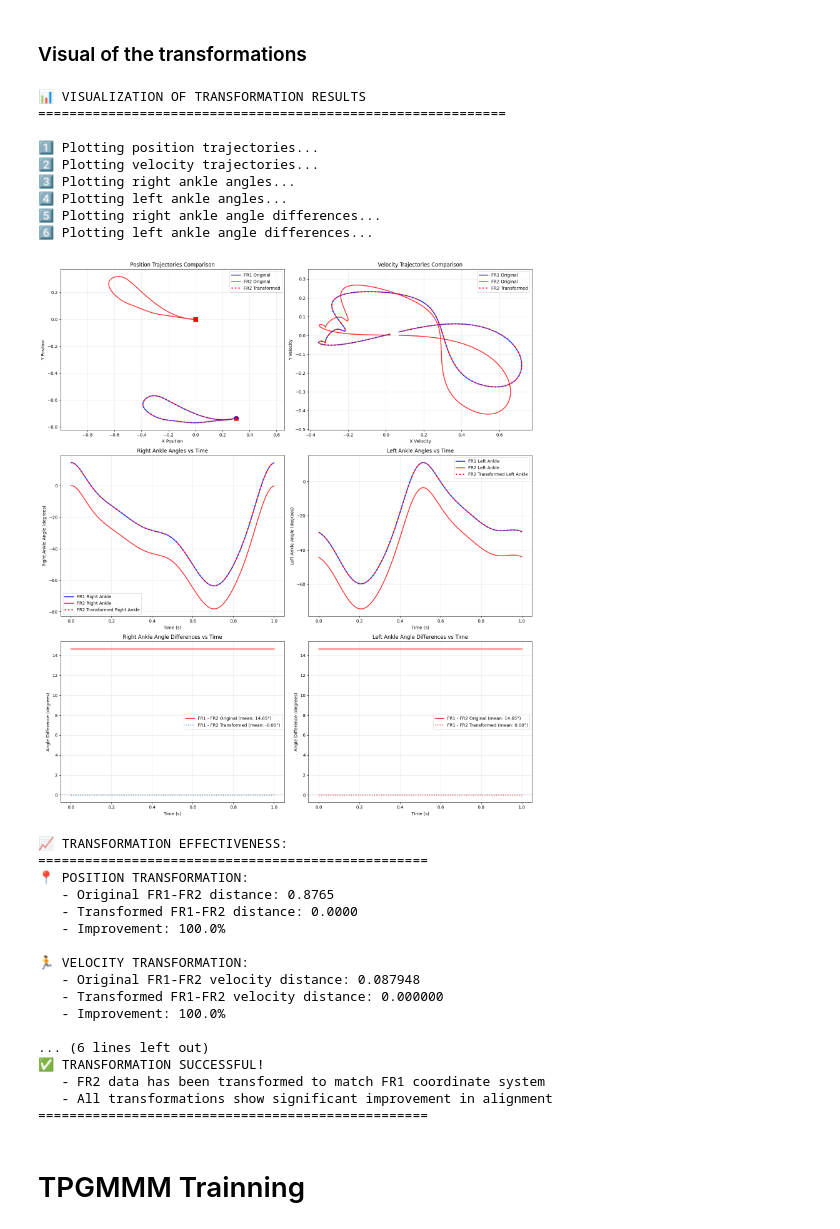
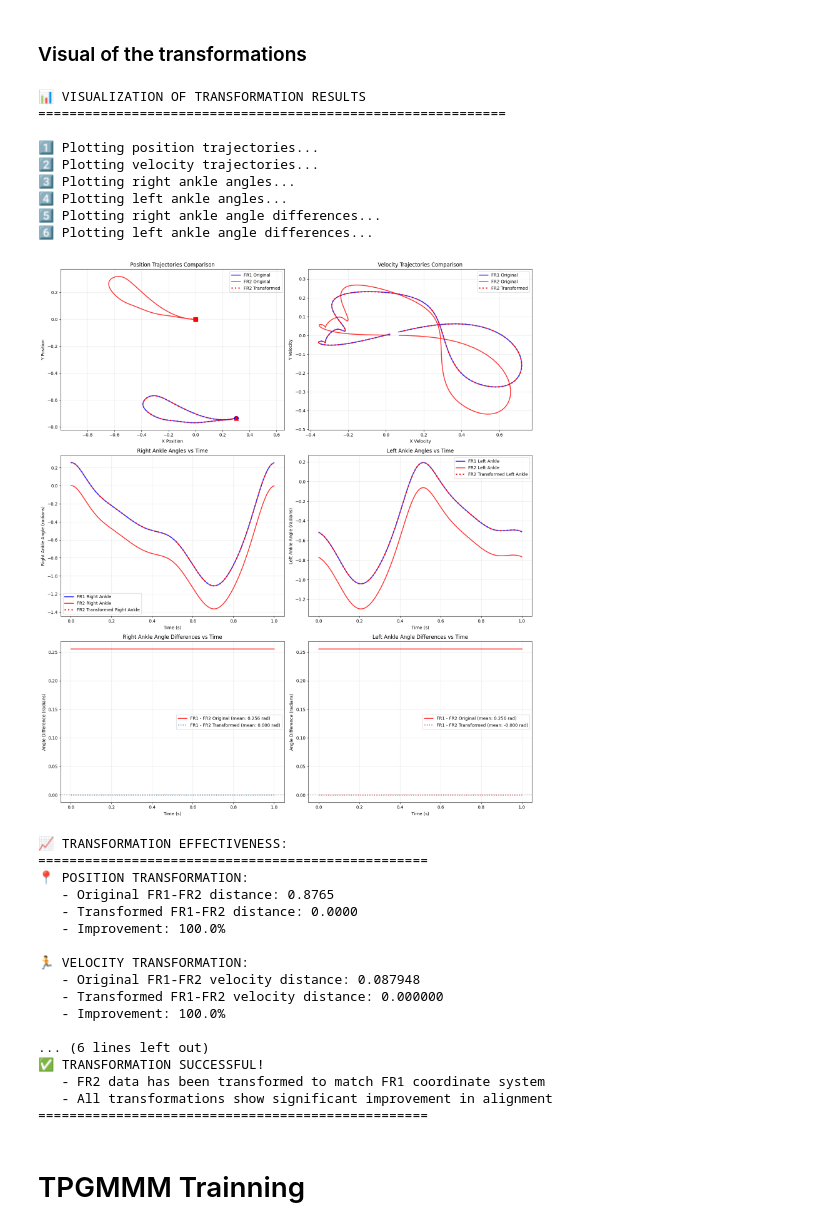
Before and after one commit to cocorock/Gait-analysis-coupled, a Jupyter notebook: TaskPaGMMM/examples/gait_example_modifiedV2.ipynb, the cells around one changed output. Drawn from its saved outputs; the diff is of its cells as text; code cells hidden in the pictures.

```diff
--- a/TaskPaGMMM/examples/gait_example_modifiedV2.ipynb
+++ b/TaskPaGMMM/examples/gait_example_modifiedV2.ipynb
@@ -39,25 +41,27 @@ for demo_fr1, demo_fr2 in zip(fr1_data, fr2_data):
     # For FR1: right ankle position, velocity, and angle data with time
     pos_fr1 = np.array(demo_fr1['right_ankle_pos']).T  # Shape: (200, 2)
     vel_fr1 = np.array(demo_fr1['right_ankle_vel']).T  # Shape: (200, 2)
-    ankle_right_deg_fr1 = np.array(demo_fr1['ankle_right_deg']).reshape(-1, 1)  # Shape: (200, 1)
-    ankle_left_deg_fr1 = np.array(demo_fr1['ankle_left_deg']).reshape(-1, 1)   # Shape: (200, 1)
+    # Convert ankle angles from degrees to radians at the source
+    ankle_right_rad_fr1 = np.deg2rad(np.array(demo_fr1['ankle_right_deg'])).reshape(-1, 1)  # Shape: (200, 1)
+    ankle_left_rad_fr1 = np.deg2rad(np.array(demo_fr1['ankle_left_deg'])).reshape(-1, 1)   # Shape: (200, 1)
 
     # Create time vector for this demonstration
     num_steps = pos_fr1.shape[0]
     time_demo = np.linspace(0, 1, num_steps).reshape(-1, 1)
 
-    # Stack features: [x_pos, y_pos, x_vel, y_vel, ankle_right_deg, ankle_left_deg, time]
-    traj1 = np.hstack([pos_fr1, vel_fr1, ankle_right_deg_fr1, ankle_left_deg_fr1, time_demo])
+    # Stack features: [x_pos, y_pos, x_vel, y_vel, ankle_right_rad, ankle_left_rad, time]
+    traj1 = np.hstack([pos_fr1, vel_fr1, ankle_right_rad_fr1, ankle_left_rad_fr1, time_demo])
     trajectories_fr1.append(traj1)
 
     # For FR2: right ankle position, velocity, and angle data with time
     pos_fr2 = np.array(demo_fr2['right_ankle_pos']).T  # Shape: (200, 2)
     vel_fr2 = np.array(demo_fr2['right_ankle_vel']).T  # Shape: (200, 2)
-    ankle_right_deg_fr2 = np.array(demo_fr2['ankle_right_deg']).reshape(-1, 1)  # Shape: (200, 1)
-    ankle_left_deg_fr2 = np.array(demo_fr2['ankle_left_deg']).reshape(-1, 1)   # Shape: (200, 1)
+    # Convert ankle angles from degrees to radians at the source
+    ankle_right_rad_fr2 = np.deg2rad(np.array(demo_fr2['ankle_right_deg'])).reshape(-1, 1)  # Shape: (200, 1)
+    ankle_left_rad_fr2 = np.deg2rad(np.array(demo_fr2['ankle_left_deg'])).reshape(-1, 1)   # Shape: (200, 1)
 
-    # Stack features: [x_pos, y_pos, x_vel, y_vel, ankle_right_deg, ankle_left_deg, time]
-    traj2 = np.hstack([pos_fr2, vel_fr2, ankle_right_deg_fr2, ankle_left_deg_fr2, time_demo])
+    # Stack features: [x_pos, y_pos, x_vel, y_vel, ankle_right_rad, ankle_left_rad, time]
+    traj2 = np.hstack([pos_fr2, vel_fr2, ankle_right_rad_fr2, ankle_left_rad_fr2, time_demo])
     trajectories_fr2.append(traj2)
 
 # Convert lists to numpy arrays
@@ -67,7 +71,7 @@ trajectories_fr2 = np.array(trajectories_fr2)
 print(f"Trajectories FR1 shape: {trajectories_fr1.shape}")
 print(f"Trajectories FR2 shape: {trajectories_fr2.shape}")
 print(f"Number of demonstrations: {len(trajectories_fr1)}")
-print(f"Features: [x_pos, y_pos, x_vel, y_vel, ankle_right_deg, ankle_left_deg, time]")
+print(f"Features: [x_pos, y_pos, x_vel, y_vel, ankle_right_rad, ankle_left_rad, time]")
 # %% [output]
 Trajectories FR1 shape: (11, 200, 7)
 Trajectories FR2 shape: (11, 200, 7)
@@ -508,7 +512,7 @@ axes[1, 0].plot(time_vec, fr2_transformed_data['ankle_right'], 'r:', linewidth=3
                 label='FR2 Transformed Right Ankle', alpha=0.9)
 axes[1, 0].set_title('Right Ankle Angles vs Time')
 axes[1, 0].set_xlabel('Time (s)')
-axes[1, 0].set_ylabel('Right Ankle Angle (degrees)')
+axes[1, 0].set_ylabel('Right Ankle Angle (radians)')
 axes[1, 0].legend()
 axes[1, 0].grid(True, alpha=0.3)
 
@@ -520,7 +524,7 @@ axes[1, 1].plot(time_vec, fr2_transformed_data['ankle_left'], 'r:', linewidth=3,
                 label='FR2 Transformed Left Ankle', alpha=0.9)
 axes[1, 1].set_title('Left Ankle Angles vs Time')
 axes[1, 1].set_xlabel('Time (s)')
-axes[1, 1].set_ylabel('Left Ankle Angle (degrees)')
+axes[1, 1].set_ylabel('Left Ankle Angle (radians)')
 axes[1, 1].legend()
 axes[1, 1].grid(True, alpha=0.3)
 
@@ -530,13 +534,13 @@ right_ankle_diff_original = ankle_right_fr1 - ankle_right_fr2
 right_ankle_diff_transformed = ankle_right_fr1 - fr2_transformed_data['ankle_right']
 
 axes[2, 0].plot(time_vec, right_ankle_diff_original, 'r-', linewidth=2,
-                label=f'FR1 - FR2 Original (mean: {np.mean(right_ankle_diff_original):.2f}°)', alpha=0.8)
+                label=f'FR1 - FR2 Original (mean: {np.mean(right_ankle_diff_original):.3f} rad)', alpha=0.8)
 axes[2, 0].plot(time_vec, right_ankle_diff_transformed, ':', linewidth=2,
-                label=f'FR1 - FR2 Transformed (mean: {np.mean(right_ankle_diff_transformed):.2f}°)', alpha=0.9)
+                label=f'FR1 - FR2 Transformed (mean: {np.mean(right_ankle_diff_transformed):.3f} rad)', alpha=0.9)
 axes[2, 0].axhline(y=0, color='black', linestyle=':', alpha=0.5)
 axes[2, 0].set_title('Right Ankle Angle Differences vs Time')
 axes[2, 0].set_xlabel('Time (s)')
-axes[2, 0].set_ylabel('Angle Difference (degrees)')
+axes[2, 0].set_ylabel('Angle Difference (radians)')
 axes[2, 0].legend()
 axes[2, 0].grid(True, alpha=0.3)
 
@@ -546,13 +550,13 @@ left_ankle_diff_original = ankle_left_fr1 - ankle_left_fr2
 left_ankle_diff_transformed = ankle_left_fr1 - fr2_transformed_data['ankle_left']
 
 axes[2, 1].plot(time_vec, left_ankle_diff_original, 'r-', linewidth=2,
-                label=f'FR1 - FR2 Original (mean: {np.mean(left_ankle_diff_original):.2f}°)', alpha=0.8)
+                label=f'FR1 - FR2 Original (mean: {np.mean(left_ankle_diff_original):.3f} rad)', alpha=0.8)
 axes[2, 1].plot(time_vec, left_ankle_diff_transformed, 'r:', linewidth=2,
-                label=f'FR1 - FR2 Transformed (mean: {np.mean(left_ankle_diff_transformed):.2f}°)', alpha=0.9)
+                label=f'FR1 - FR2 Transformed (mean: {np.mean(left_ankle_diff_transformed):.3f} rad)', alpha=0.9)
 axes[2, 1].axhline(y=0, color='black', linestyle=':', alpha=0.5)
 axes[2, 1].set_title('Left Ankle Angle Differences vs Time')
 axes[2, 1].set_xlabel('Time (s)')
-axes[2, 1].set_ylabel('Angle Difference (degrees)')
+axes[2, 1].set_ylabel('Angle Difference (radians)')
 axes[2, 1].legend()
 axes[2, 1].grid(True, alpha=0.3)
 
@@ -561,38 +565,38 @@ plt.show()
 
 # SUMMARY STATISTICS
 print("\n📈 TRANSFORMATION EFFECTIVENESS:")
 print("="*50)
 print(f"📍 POSITION TRANSFORMATION:")
 print(f"   - Original FR1-FR2 distance: {np.mean(np.linalg.norm(pos_fr1 - pos_fr2, axis=1)):.4f}")
 print(f"   - Transformed FR1-FR2 distance: {np.mean(np.linalg.norm(pos_fr1 - fr2_transformed_data['positions'], axis=1)):.4f}")
 print(f"   - Improvement: {(1 - np.mean(np.linalg.norm(pos_fr1 - fr2_transformed_data['positions'], axis=1))/np.mean(np.linalg.norm(pos_fr1 - pos_fr2, axis=1)))*100:.1f}%")
 
 print(f"\n🏃 VELOCITY TRANSFORMATION:")
 print(f"   - Original FR1-FR2 velocity distance: {np.mean(np.linalg.norm(vel_fr1 - vel_fr2, axis=1)):.6f}")
 print(f"   - Transformed FR1-FR2 velocity distance: {np.mean(np.linalg.norm(vel_fr1 - fr2_transformed_data['velocities'], axis=1)):.6f}")
 print(f"   - Improvement: {(1 - np.mean(np.linalg.norm(vel_fr1 - fr2_transformed_data['velocities'], axis=1))/np.mean(np.linalg.norm(vel_fr1 - vel_fr2, axis=1)))*100:.1f}%")
 
 print(f"\n🦵 ANKLE ANGLE TRANSFORMATION:")
-print(f"   - Original right ankle difference: {np.mean(np.abs(ankle_right_fr1 - ankle_right_fr2)):.4f}°")
-print(f"   - Transformed right ankle difference: {np.mean(np.abs(ankle_right_fr1 - fr2_transformed_data['ankle_right'])):.4f}°")
-print(f"   - Original left ankle difference: {np.mean(np.abs(ankle_left_fr1 - ankle_left_fr2)):.4f}°")
-print(f"   - Transformed left ankle difference: {np.mean(np.abs(ankle_left_fr1 - fr2_transformed_data['ankle_left'])):.4f}°")
+print(f"   - Original right ankle difference: {np.mean(np.abs(ankle_right_fr1 - ankle_right_fr2)):.4f} rad")
+print(f"   - Transformed right ankle difference: {np.mean(np.abs(ankle_right_fr1 - fr2_transformed_data['ankle_right'])):.4f} rad")
+print(f"   - Original left ankle difference: {np.mean(np.abs(ankle_left_fr1 - ankle_left_fr2)):.4f} rad")
+print(f"   - Transformed left ankle difference: {np.mean(np.abs(ankle_left_fr1 - fr2_transformed_data['ankle_left'])):.4f} rad")
 
 print(f"\n✅ TRANSFORMATION SUCCESSFUL!")
 print(f"   - FR2 data has been transformed to match FR1 coordinate system")
 print(f"   - All transformations show significant improvement in alignment")
 print("="*50)
 # %% [output]
 📊 VISUALIZATION OF TRANSFORMATION RESULTS
 ============================================================
 
 1️⃣ Plotting position trajectories...
 2️⃣ Plotting velocity trajectories...
 3️⃣ Plotting right ankle angles...
 4️⃣ Plotting left ankle angles...
 5️⃣ Plotting right ankle angle differences...
 6️⃣ Plotting left ankle angle differences...
-[figure, old version]
+[figure, new version]
 📈 TRANSFORMATION EFFECTIVENESS:
 ==================================================
 📍 POSITION TRANSFORMATION:
```
Also changed, not shown: parts of 19 cells of this notebook.
